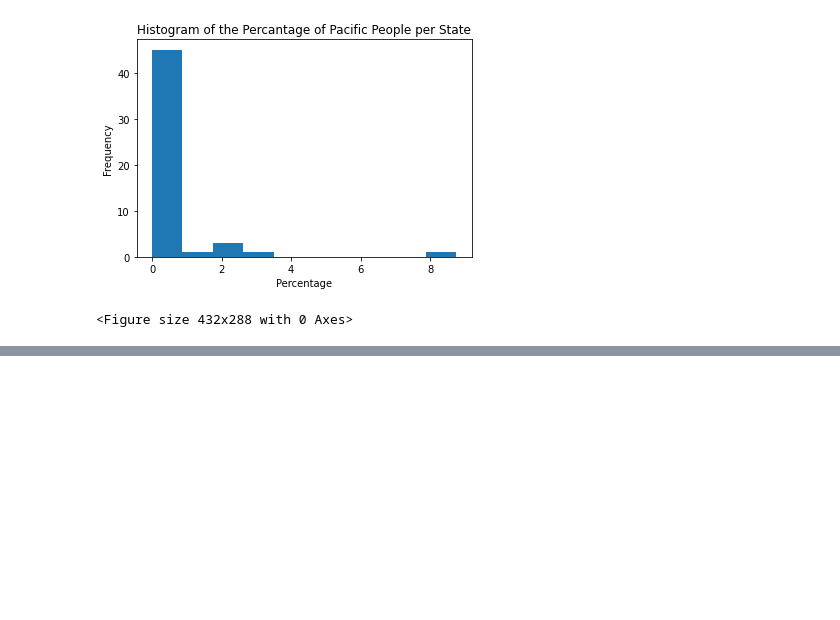
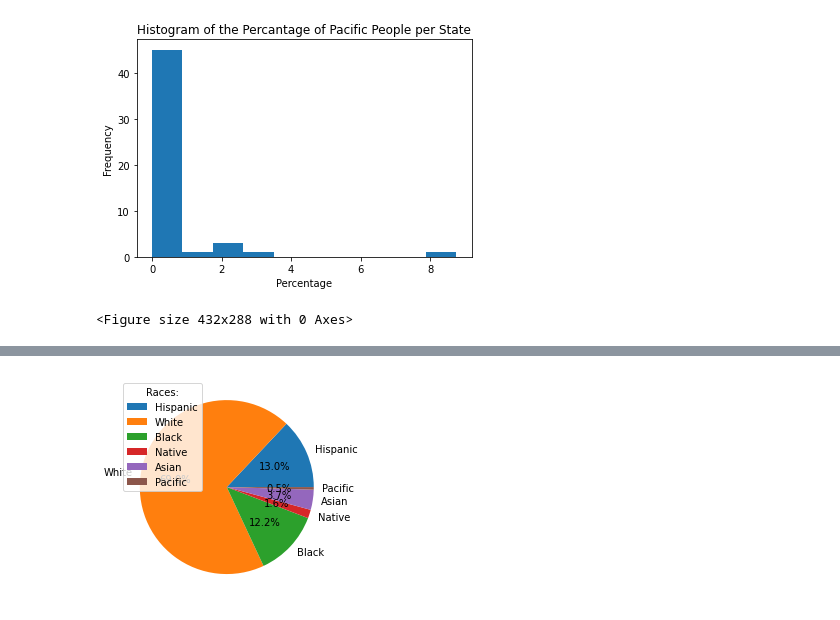
Before and after one commit to soyuz108/Cleaning-U.S.-Census-Data, a Jupyter notebook: Cleaning U.S. Census Data.ipynb, the cells around one changed output, grey strips where cells are left out. Cells and saved outputs as stored; diff of their text form; code cells hidden in the pictures; blank space fills up the shorter version.

```diff
--- a/Cleaning U.S. Census Data.ipynb
+++ b/Cleaning U.S. Census Data.ipynb
@@ -254,0 +274,20 @@ for race in ["Hispanic", "White", "Black", "Native", "Asian", "Pacific"]:
+# %%
+# Create an empty list for the pie chart values
+races_list = []
+# Append data sets as sums of the gender columns
+races_list.append(census["Hispanic"].mean())
+races_list.append(census["White"].mean())
+races_list.append(census["Black"].mean())
+races_list.append(census["Native"].mean())
+races_list.append(census["Asian"].mean())
+races_list.append(census["Pacific"].mean())
+
+# Give proper labels
+labels = ["Hispanic", "White", "Black", "Native", "Asian", "Pacific"]
+
+# Create a pie chart with a legend
+plt.pie(races_list, labels=labels, autopct='%1.1f%%')
+plt.legend(title="Races:")
+plt.show()
+# %% [output]
+[figure, added]
```
Also changed, not shown: parts of 27 cells of this notebook.
